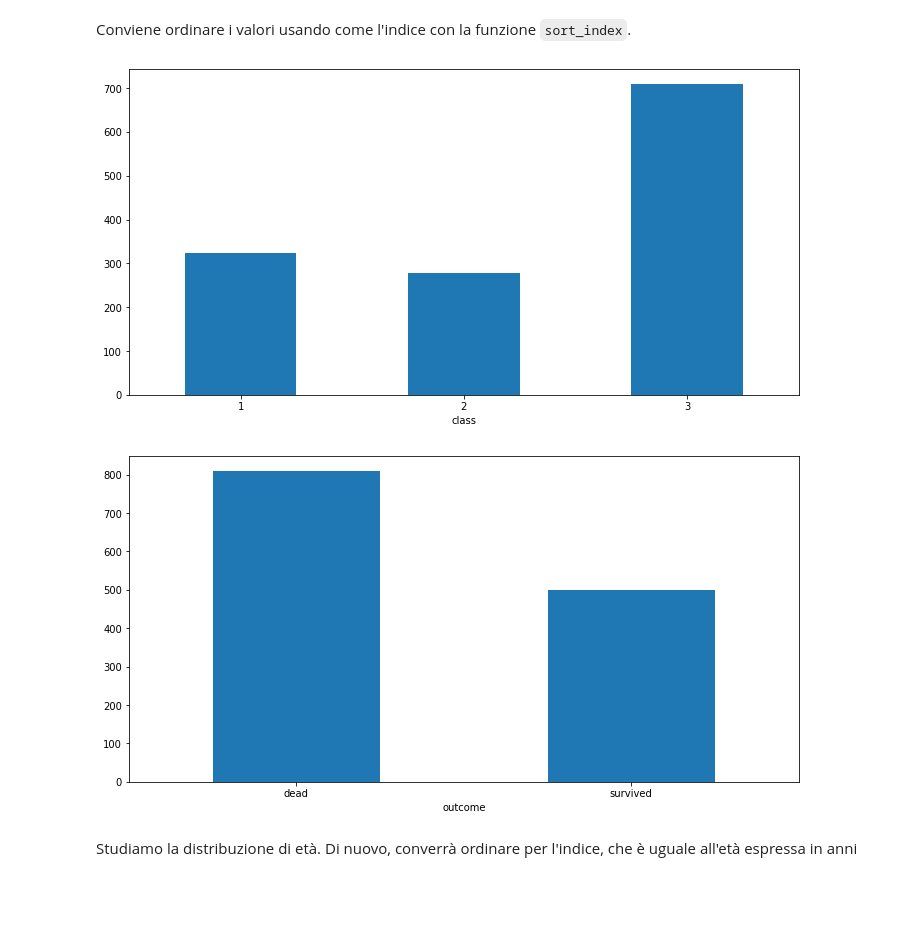
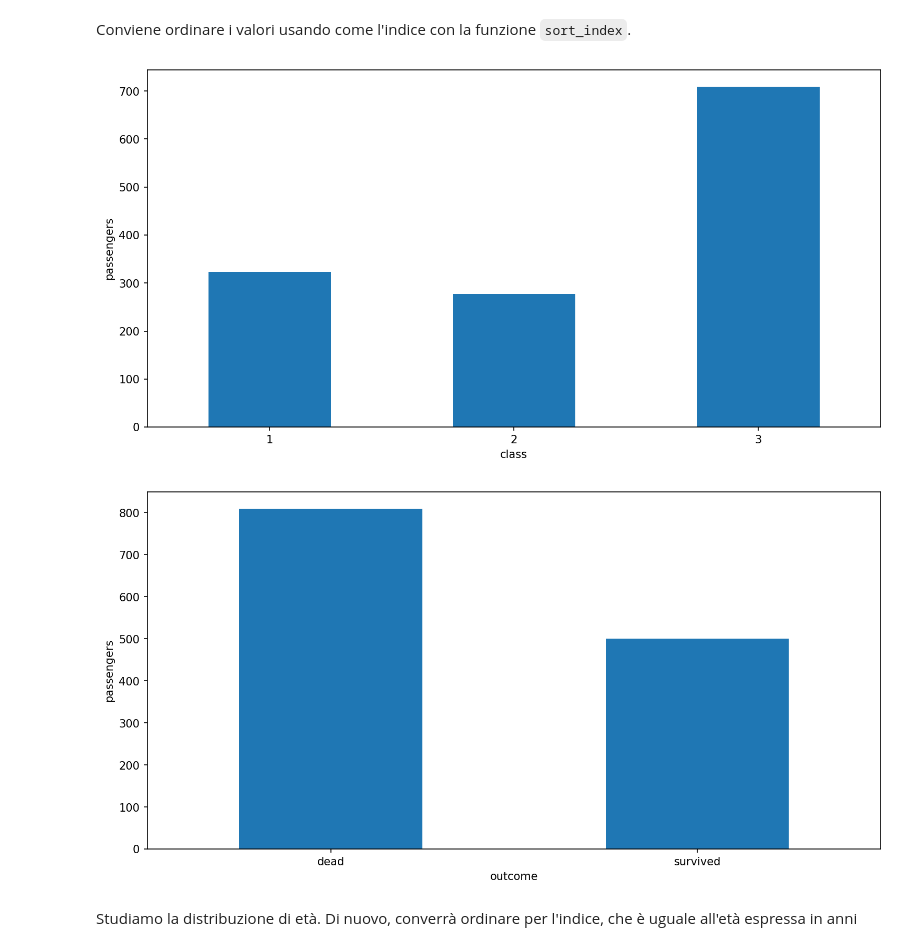
Before and after one commit to lucalista/analisi-dati-2022, a Jupyter notebook: 03.01.00__Titanic.ipynb, the cells around one changed output. Cells and saved outputs as stored; diff of their text form; code cells hidden in the pictures; blank space fills up the shorter version.

````diff
--- a/03.01.00__Titanic.ipynb
+++ b/03.01.00__Titanic.ipynb
@@ -108,21 +109,23 @@ Name: pclass, dtype: int64
 # %% [markdown]
 Conviene ordinare i valori usando come l'indice con la funzione ```sort_index```.
 # %%
-plt.figure(figsize=(12,6))
+plt.figure(figsize=(12,6), dpi=150)
 df.pclass.value_counts().sort_index().plot.bar()
 plt.xlabel('class')
 plt.xticks(rotation=0)
+plt.ylabel('passengers')
 plt.show()
 # %% [output]
-[figure, old version]
+[figure, new version]
 # %%
-plt.figure(figsize=(12,6))
+plt.figure(figsize=(12,6), dpi=150)
 df['survived'].value_counts().rename({0: 'dead', 1: 'survived'}).plot(kind='bar')
 plt.xlabel('outcome')
 plt.xticks(rotation=0)
+plt.ylabel('passengers')
 plt.show()
 # %% [output]
-[figure, old version]
+[figure, new version]
 # %% [markdown]
 Studiamo la distribuzione di età. Di nuovo, converrà ordinare per l'indice, che è uguale all'età espressa in anni
 # %%
````
Also changed, not shown: parts of 26 cells of this notebook, 1 other file.
